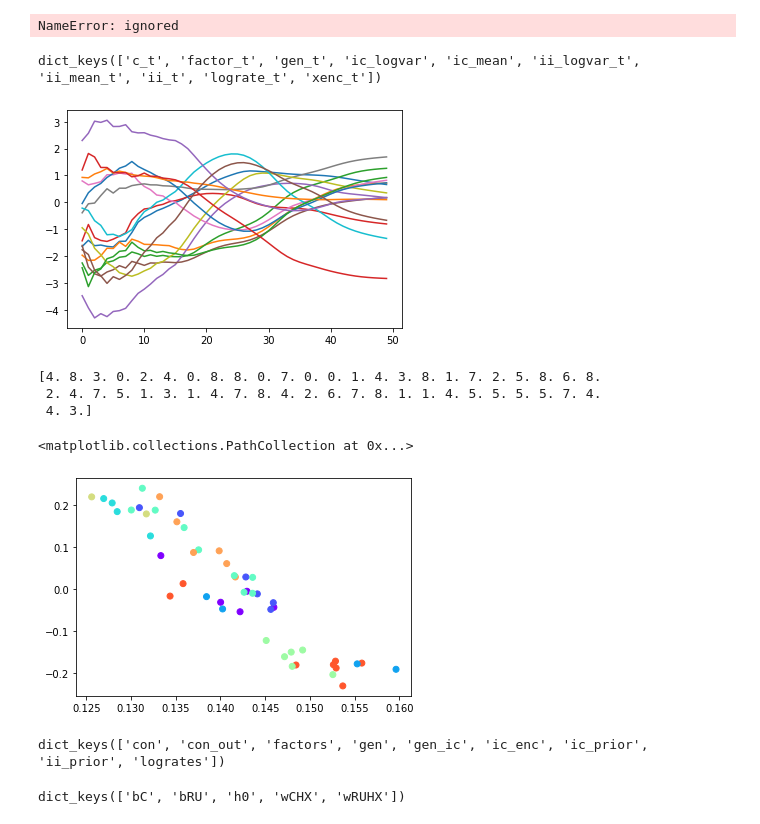
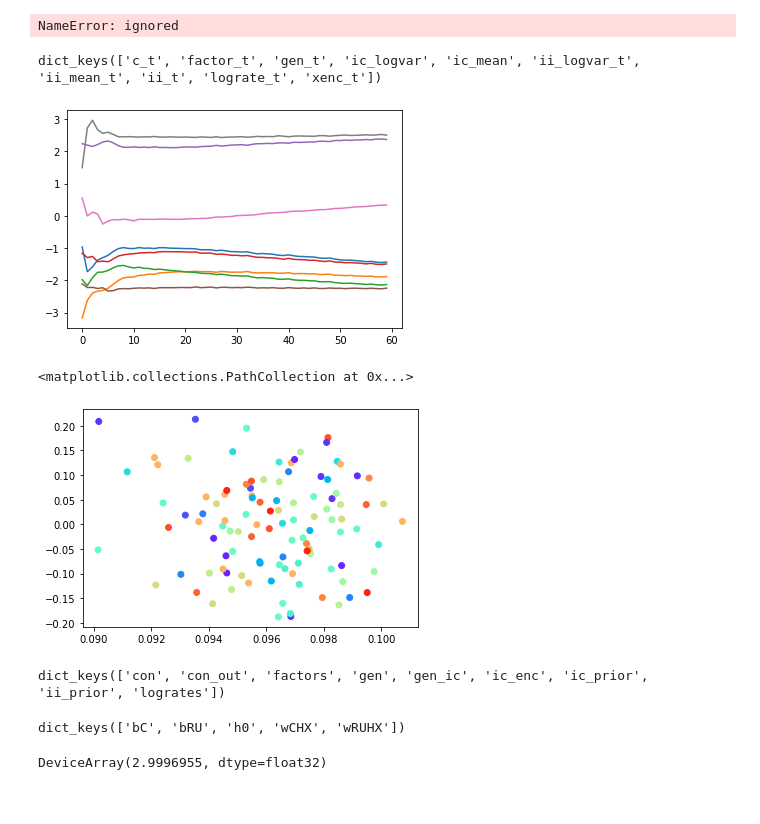
Before and after one commit to NinelK/IMBIZO2022_DS_tutorial_solutions, a Jupyter notebook: LFADS_JAX.ipynb, the cells around one changed output. Drawn from its saved outputs; the diff is of its cells as text; code cells hidden in the pictures.

```diff
--- a/LFADS_JAX.ipynb
+++ b/LFADS_JAX.ipynb
@@ -112,3 +112,12 @@ data_bxtxn.shape
  [1079 1079 1079 ... 1079 1079 1079]]
 130 2
 (1080, 60, 130)
+# %%
+n = 3
+plt.figure(figsize=(3,3))
+target_pos = trial_data['target_pos'].to_numpy()[::trial_length]
+angles = onp.arctan((target_pos[:,1]-60)/(target_pos[:,0])) + onp.pi*(onp.sign(target_pos[n,0])-1)/2
+plt.scatter(*target_pos.T)
+plt.scatter(*target_pos[n])
+plt.plot([0,60*onp.cos(angles[n])],
+         [60,60+60*onp.sin(angles[n])],c='k')
@@ -140,16 +165,16 @@ plt.title('Classic exponential spectrum');
 # LFADS Hyper parameters
 data_dim = train_data.shape[2]  # input to lfads should have dimensions:
 ntimesteps = train_data.shape[1] #   (batch_size x ntimesteps x data_dim)
-batch_size = 200      # batch size during optimization
+batch_size = 100      # batch size during optimization
 
 # LFADS architecture - The size of the numbers is rather arbitrary,
 # but relatively small because we know the integrator RNN isn't too high
 # dimensional in its activity.
 enc_dim = 64         # encoder dim
-con_dim = 64         # controller dim
-ii_dim = 1            # inferred input dim, we know there is 1 dim in integrator RNN
+con_dim = 0          # controller dim
+ii_dim = 0           # inferred input dim
 gen_dim = 64         # generator dim, should be large enough to generate integrator RNN dynamics
-factors_dim = 16      # factors dim, should be large enough to capture most variance of dynamics
+factors_dim = 8      # factors dim, should be large enough to capture most variance of dynamics
 
 # Numerical stability
 var_min = 0.001 # Minimal variance any gaussian can become.
@@ -162,8 +187,6 @@ l2reg = 0.00002
 ic_prior_var = 0.1 # this is $\sigma^2_p$ in above paragraph
 
 # Inferred input autoregressive prior parameters
-# Again, these hyper parameters are set "in the ballpark" but otherwise
-# pretty randomly.
 ar_mean = 0.0                 # process mean
 ar_autocorrelation_tau = 1.0  # seconds, how correlated each time point is, related to $\phi$ above.
 ar_noise_variance = 0.1       # noise variance
@@ -178,7 +201,7 @@ lfads_hps = {'data_dim' : data_dim, 'ntimesteps' : ntimesteps,
              'l2reg' : l2reg,
              'batch_size' : batch_size}
 
-num_batches = 40000         # how many batches do we train
+num_batches = 20000         # how many batches do we train
 print_every = 100            # give information every so often
 
 # Learning rate HPs
@@ -187,15 +210,15 @@ decay_factor = 0.9998       # learning rate decay param
 decay_steps = 1             # learning rate decay param
 
 # Regularization HPs
-keep_rate = 0.95            # dropout keep rate during training
+keep_rate = 0.95             # dropout keep rate during training
 
 # Numerical stability HPs
 max_grad_norm = 10.0        # gradient clipping above this value
 
 # The fact that the start and end values are required to be floats is something I need to fix.
 kl_warmup_start = 0.0 # batch number to start KL warm-up, explicitly float
-kl_warmup_end = 2000.0  # batch number to be finished with KL warm-up, explicitly float
-kl_min = 0.0001 # The minimum KL value, non-zero to make sure KL doesn't grow crazy before kicking in.
+kl_warmup_end = 5000.0  # batch number to be finished with KL warm-up, explicitly float
+kl_min = 0.001 # The minimum KL value, non-zero to make sure KL doesn't grow crazy before kicking in.
 kl_max = 1.
 
 lfads_opt_hps = {'num_batches' : num_batches, 'step_size' : step_size,
@@ -388,7 +411,7 @@ plt.plot(psa_dict['factor_t'])
 psa_dict.keys()
 # %% [output]
 dict_keys(['c_t', 'factor_t', 'gen_t', 'ic_logvar', 'ic_mean', 'ii_logvar_t', 'ii_mean_t', 'ii_t', 'lograte_t', 'xenc_t'])
-[figure, old version]
+[figure, new version]
 # %%
 ics = onp.empty((eval_data.shape[0],64))
 for i, psa_example in enumerate(eval_data.astype(np.float32)):
@@ -398,28 +421,30 @@ for i, psa_example in enumerate(eval_data.astype(np.float32)):
 # %%
 from matplotlib import cm
 
 ncomponents = 2
 pca = sklearn.decomposition.PCA(ncomponents)
 pca.fit(ics.T)
 
 # types = dataset.trial_info.trial_type[:][eval_data_offset:].to_numpy()
 # unique_types = onp.unique(types)
 # type_idxs = onp.ones_like(types) * onp.nan
 # for i,t in enumerate(unique_types):
 #   type_idxs[types==t] = i/len(unique_types)
 
-print(type_idxs)
+# print(type_idxs)
 
-plt.scatter(*pca.components_,c=cm.rainbow(angles/(2*onp.pi)))
+plt.scatter(*pca.components_,
+            c=cm.rainbow((angles[eval_data_offset:]+1.5*onp.pi)/(onp.pi)))
 # %% [output]
-[4. 8. 3. 0. 2. 4. 0. 8. 8. 0. 7. 0. 0. 1. 4. 3. 8. 1. 7. 2. 5. 8. 6. 8.
- 2. 4. 7. 5. 1. 3. 1. 4. 7. 8. 4. 2. 6. 7. 8. 1. 1. 4. 5. 5. 5. 5. 7. 4.
- 4. 3.]
+<matplotlib.collections.PathCollection at 0x...>
-<matplotlib.collections.PathCollection at 0x...>
-[figure, old version]
+[figure, new version]
 # %%
 print(trained_params.keys())
 trained_params['gen'].keys()
 # %% [output]
 dict_keys(['con', 'con_out', 'factors', 'gen', 'gen_ic', 'ic_enc', 'ic_prior', 'ii_prior', 'logrates'])
 dict_keys(['bC', 'bRU', 'h0', 'wCHX', 'wRUHX'])
+# %%
+np.max(angles[eval_data_offset:]+1.5*onp.pi)
+# %% [output]
+DeviceArray(2.9996955, dtype=float32)
```
Also changed, not shown: parts of 10 cells of this notebook.
